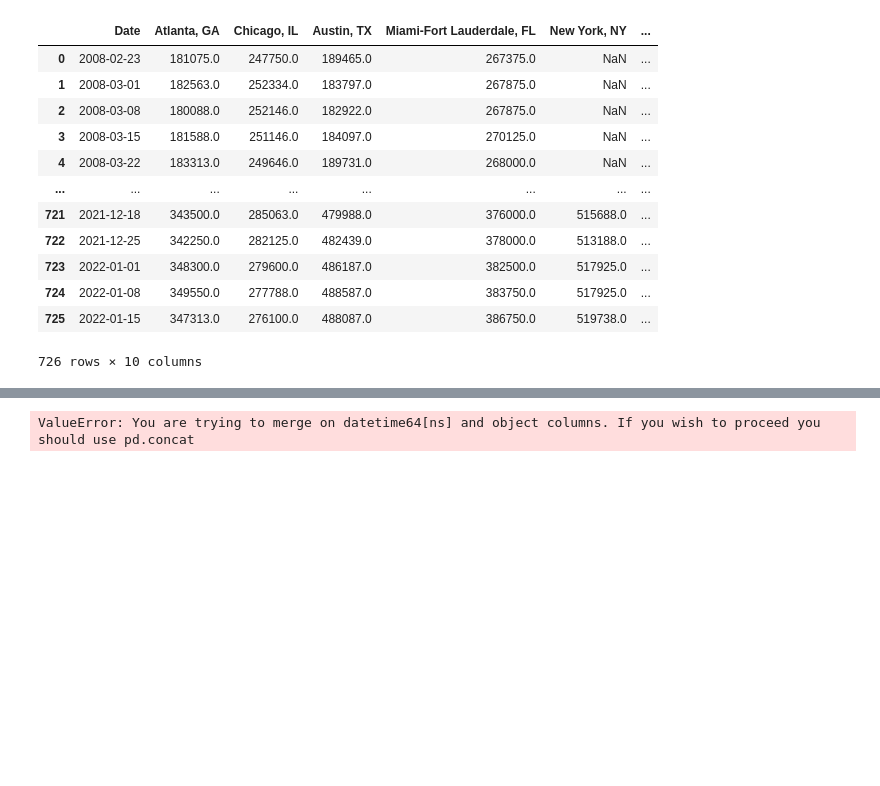
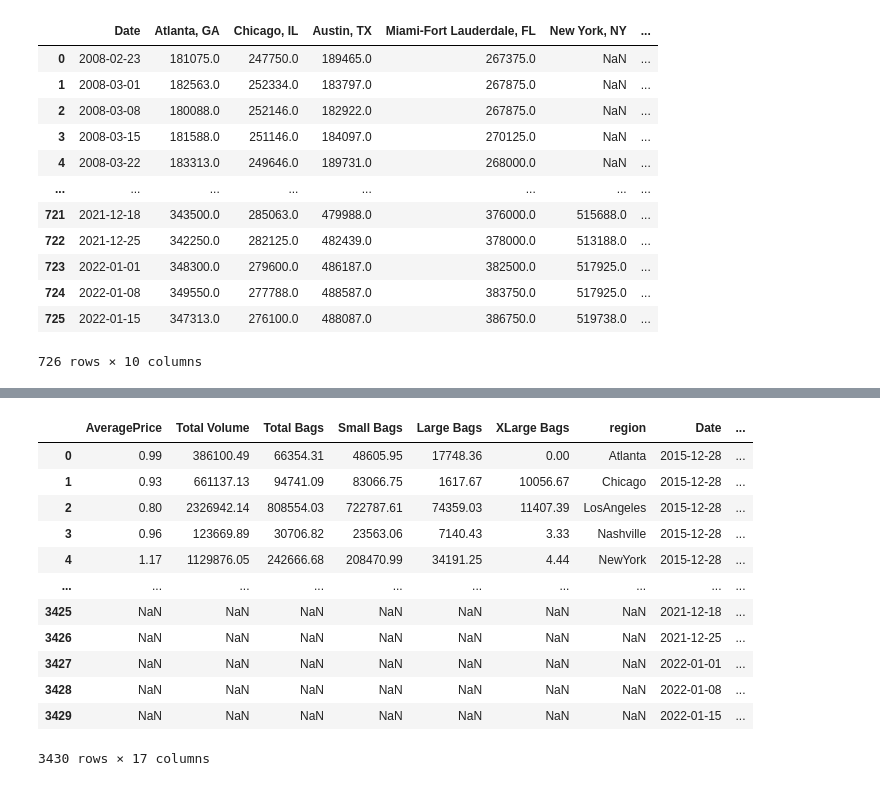
Before and after one commit to reiderwin/project2, a Jupyter notebook: Untitled.ipynb, the cells around one changed output, grey strips where cells are left out. Drawn from its saved outputs; the diff is of its cells as text; code cells hidden in the pictures; blank space fills up the shorter version.

```diff
--- a/Untitled.ipynb
+++ b/Untitled.ipynb
@@ -298,3 +316,6 @@ top_city_data
 | 724 | 2022-01-08 | 349550.0 | 277788.0 | 488587.0 | 383750.0 | 517925.0 | ... |
 | 725 | 2022-01-15 | 347313.0 | 276100.0 | 488087.0 | 386750.0 | 519738.0 | ... |
 726 rows × 10 columns
+# %%
+top_city_data2=pd.DataFrame(top_city_data)
+top_city_data2
@@ -300,0 +336,3 @@ top_city_data
+# %%
+top_city_data2['Date'] = pd.to_datetime(top_city_data2['Date'])
+top_city_data2
@@ -301,5 +391,17 @@ top_city_data
 # %%
-combined_data = pd.merge(avocado_2, top_city_data, on =["Date"], how='outer')
+combined_data = pd.merge(avocado_4, top_city_data2, on =["Date"], how='outer')
 combined_data
 # %% [output]
+|  | AveragePrice | Total Volume | Total Bags | Small Bags | Large Bags | XLarge Bags | region | Date | ... |
+| 0 | 0.99 | 386100.49 | 66354.31 | 48605.95 | 17748.36 | 0.00 | Atlanta | 2015-12-28 | ... |
+| 1 | 0.93 | 661137.13 | 94741.09 | 83066.75 | 1617.67 | 10056.67 | Chicago | 2015-12-28 | ... |
+| 2 | 0.80 | 2326942.14 | 808554.03 | 722787.61 | 74359.03 | 11407.39 | LosAngeles | 2015-12-28 | ... |
+| 3 | 0.96 | 123669.89 | 30706.82 | 23563.06 | 7140.43 | 3.33 | Nashville | 2015-12-28 | ... |
+| 4 | 1.17 | 1129876.05 | 242666.68 | 208470.99 | 34191.25 | 4.44 | NewYork | 2015-12-28 | ... |
+| ... | ... | ... | ... | ... | ... | ... | ... | ... | ... |
+| 3425 | NaN | NaN | NaN | NaN | NaN | NaN | NaN | 2021-12-18 | ... |
+| 3426 | NaN | NaN | NaN | NaN | NaN | NaN | NaN | 2021-12-25 | ... |
+| 3427 | NaN | NaN | NaN | NaN | NaN | NaN | NaN | 2022-01-01 | ... |
+| 3428 | NaN | NaN | NaN | NaN | NaN | NaN | NaN | 2022-01-08 | ... |
+| 3429 | NaN | NaN | NaN | NaN | NaN | NaN | NaN | 2022-01-15 | ... |
-ValueError: You are trying to merge on datetime64[ns] and object columns. If you wish to proceed you should use pd.concat
+3430 rows × 17 columns
```
Also changed, not shown: parts of 5 cells of this notebook.
